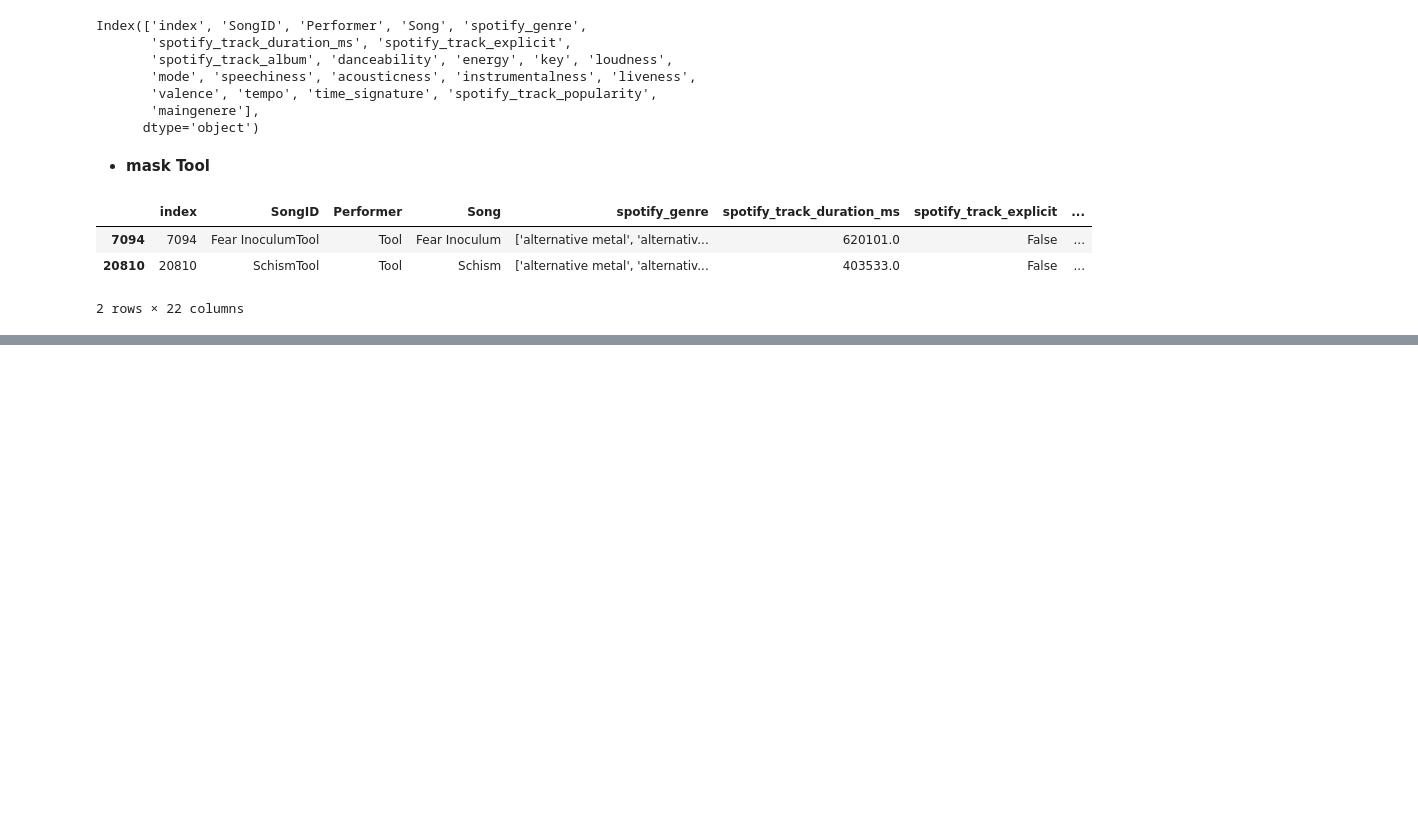
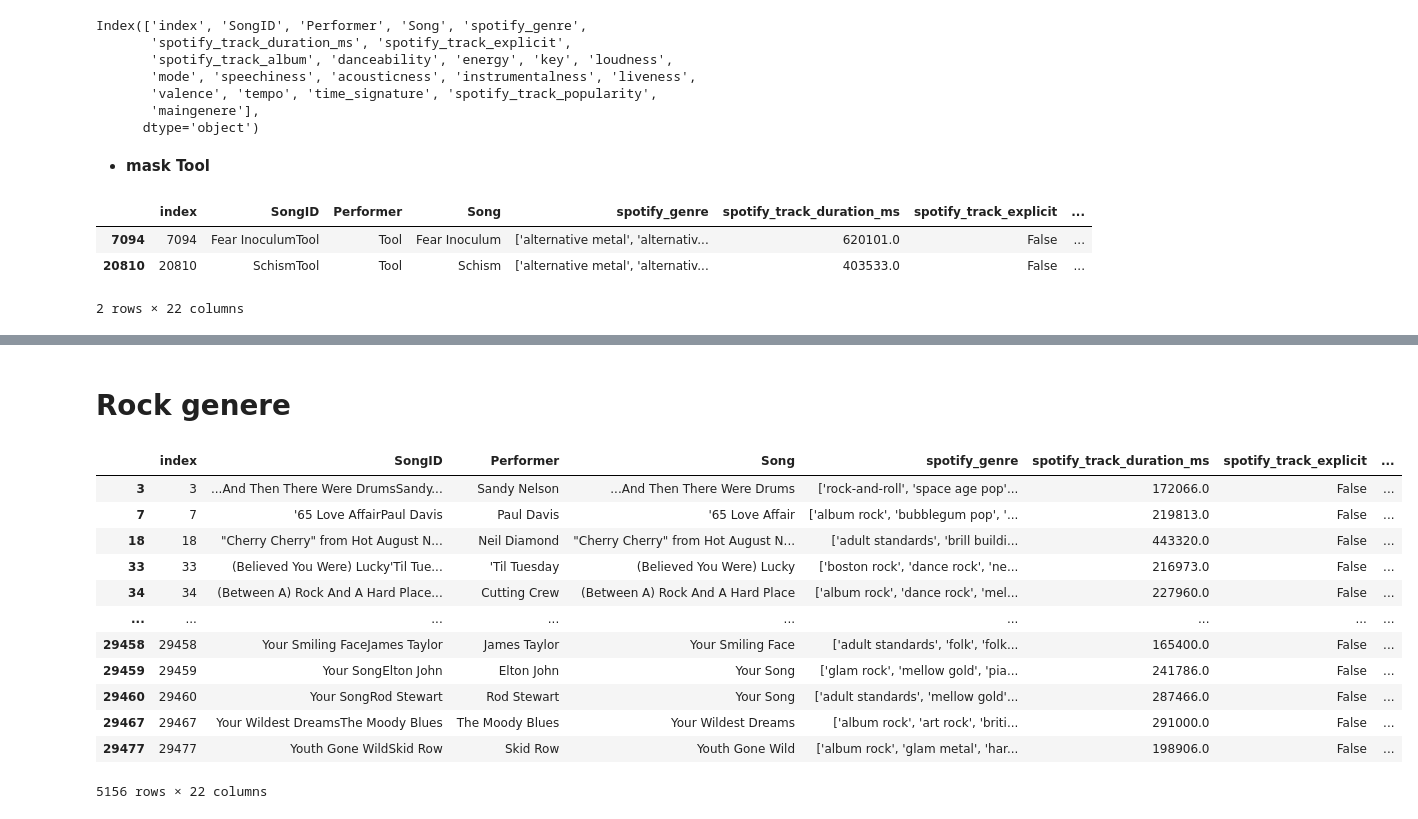
Before and after one commit to alelovo/Project_programming, a Jupyter notebook: project.ipynb, the cells around one changed output, grey strips where cells are left out. Cells and saved outputs as stored; diff of their text form; code cells hidden in the pictures; blank space fills up the shorter version.

```diff
--- a/project.ipynb
+++ b/project.ipynb
@@ -1243,0 +1365,20 @@ tool_df
+# %% [markdown]
+# **Rock genere**
+# %%
+mask_rock=billboard_df.maingenere == 'rock'
+rock_df=billboard_df[mask_rock]
+rock_df
+# %% [output]
+|  | index | SongID | Performer | Song | spotify_genre | spotify_track_duration_ms | spotify_track_explicit | ... |
+| 3 | 3 | ...And Then There Were DrumsSandy... | Sandy Nelson | ...And Then There Were Drums | ['rock-and-roll', 'space age pop'... | 172066.0 | False | ... |
+| 7 | 7 | '65 Love AffairPaul Davis | Paul Davis | '65 Love Affair | ['album rock', 'bubblegum pop', '... | 219813.0 | False | ... |
+| 18 | 18 | "Cherry Cherry" from Hot August N... | Neil Diamond | "Cherry Cherry" from Hot August N... | ['adult standards', 'brill buildi... | 443320.0 | False | ... |
+| 33 | 33 | (Believed You Were) Lucky'Til Tue... | 'Til Tuesday | (Believed You Were) Lucky | ['boston rock', 'dance rock', 'ne... | 216973.0 | False | ... |
+| 34 | 34 | (Between A) Rock And A Hard Place... | Cutting Crew | (Between A) Rock And A Hard Place | ['album rock', 'dance rock', 'mel... | 227960.0 | False | ... |
+| ... | ... | ... | ... | ... | ... | ... | ... | ... |
+| 29458 | 29458 | Your Smiling FaceJames Taylor | James Taylor | Your Smiling Face | ['adult standards', 'folk', 'folk... | 165400.0 | False | ... |
+| 29459 | 29459 | Your SongElton John | Elton John | Your Song | ['glam rock', 'mellow gold', 'pia... | 241786.0 | False | ... |
+| 29460 | 29460 | Your SongRod Stewart | Rod Stewart | Your Song | ['adult standards', 'mellow gold'... | 287466.0 | False | ... |
+| 29467 | 29467 | Your Wildest DreamsThe Moody Blues | The Moody Blues | Your Wildest Dreams | ['album rock', 'art rock', 'briti... | 291000.0 | False | ... |
+| 29477 | 29477 | Youth Gone WildSkid Row | Skid Row | Youth Gone Wild | ['album rock', 'glam metal', 'har... | 198906.0 | False | ... |
+5156 rows × 22 columns
```
Also changed, not shown: parts of 24 cells of this notebook.
